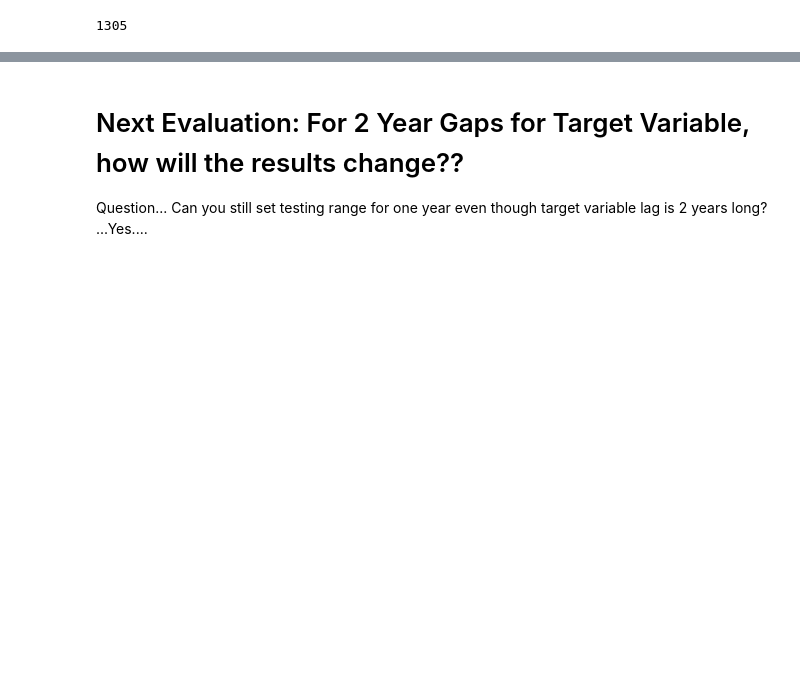
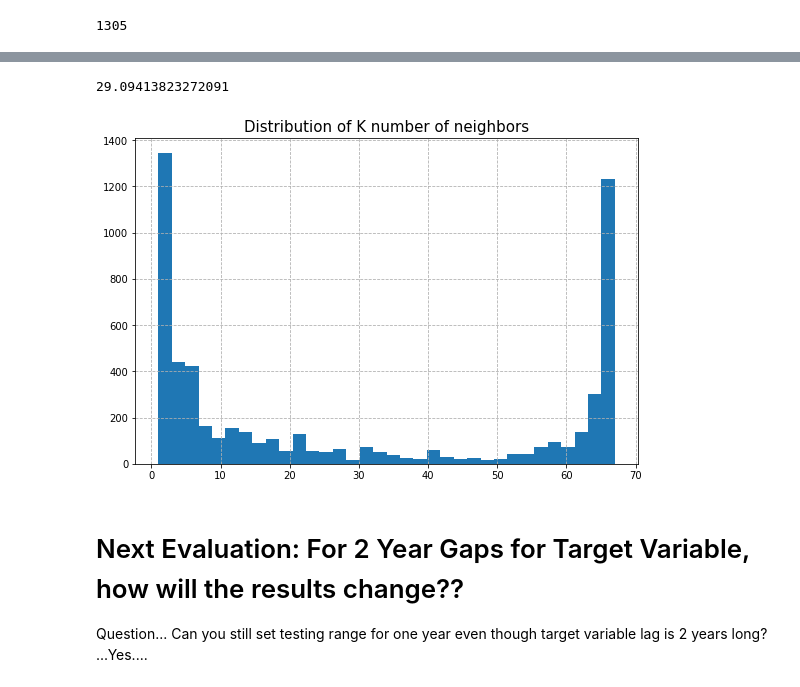
Before and after one commit to chiemiko/metals-research, a Jupyter notebook: forecasting/Train-Test ReSplits - KNN.ipynb, the cells around one changed output, grey strips where cells are left out. Cells and saved outputs as stored; diff of their text form; code cells hidden in the pictures; blank space fills up the shorter version.

```diff
--- a/forecasting/Train-Test ReSplits - KNN.ipynb
+++ b/forecasting/Train-Test ReSplits - KNN.ipynb
@@ -513,0 +757,5 @@ for item in dates[dates<datetime.datetime(2012,10,1)]:
+# %%
+results5 = pd.read_csv('results5yearrr.csv')
+results5.index = results5['Unnamed: 0']
+results5 = results5.iloc[:, 1:]
+results5.head()
@@ -514,3 +781,15 @@ for item in dates[dates<datetime.datetime(2012,10,1)]:
+# %%
+results5.K.mean()
+# %% [output]
+29.09413823272091
+# %%
+plt.hist(results5['K'], 34)
+plt.title('Distribution of K number of neighbors', fontsize=15)
+plt.grid(linestyle='dashed')
+
+plt.show()
+# %% [output]
+[figure, added]
 # %% [markdown]
 # Next Evaluation: For 2 Year Gaps for Target Variable, how will the results change??
 
```
Also changed, not shown: parts of 20 cells of this notebook, 26 other files.
